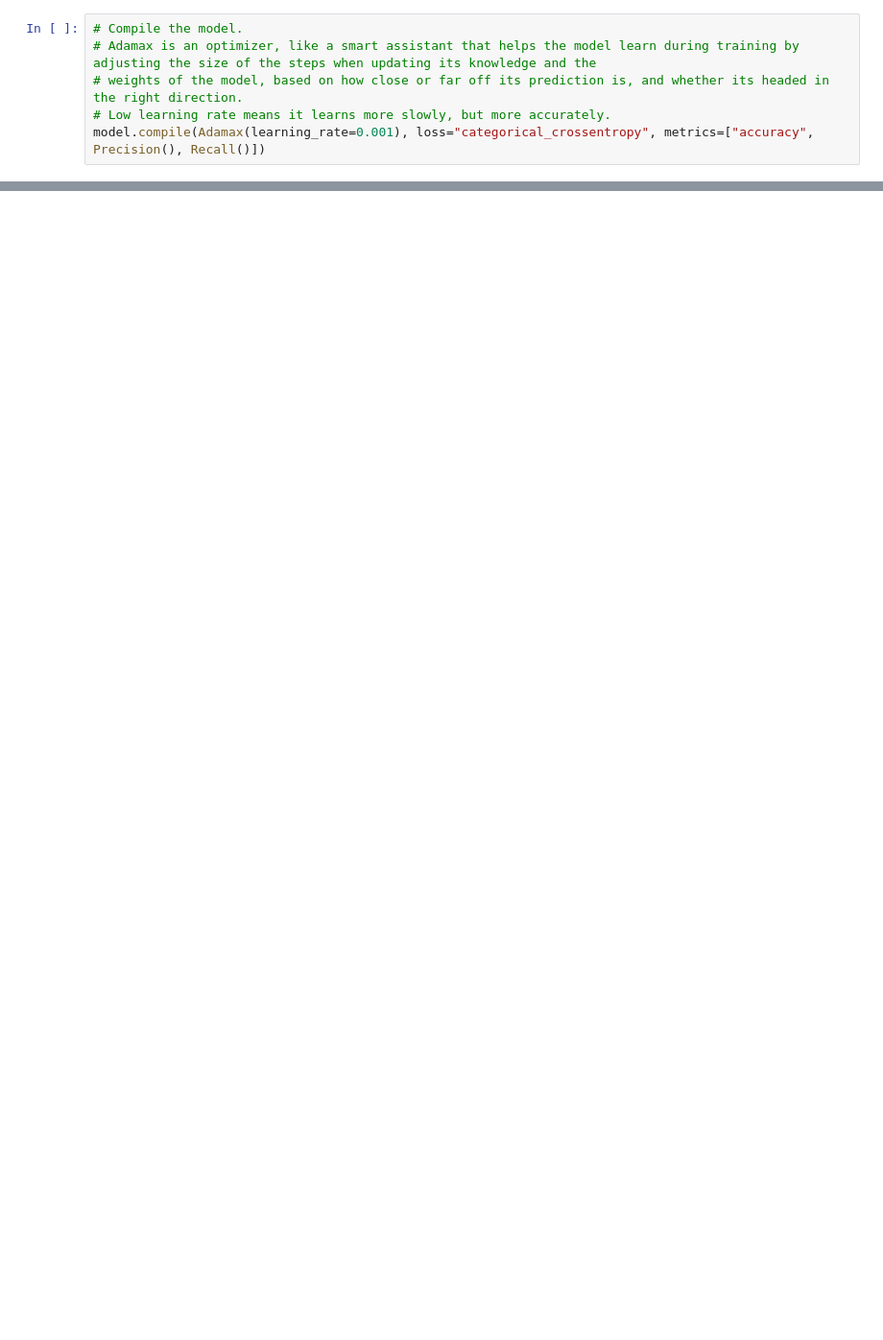
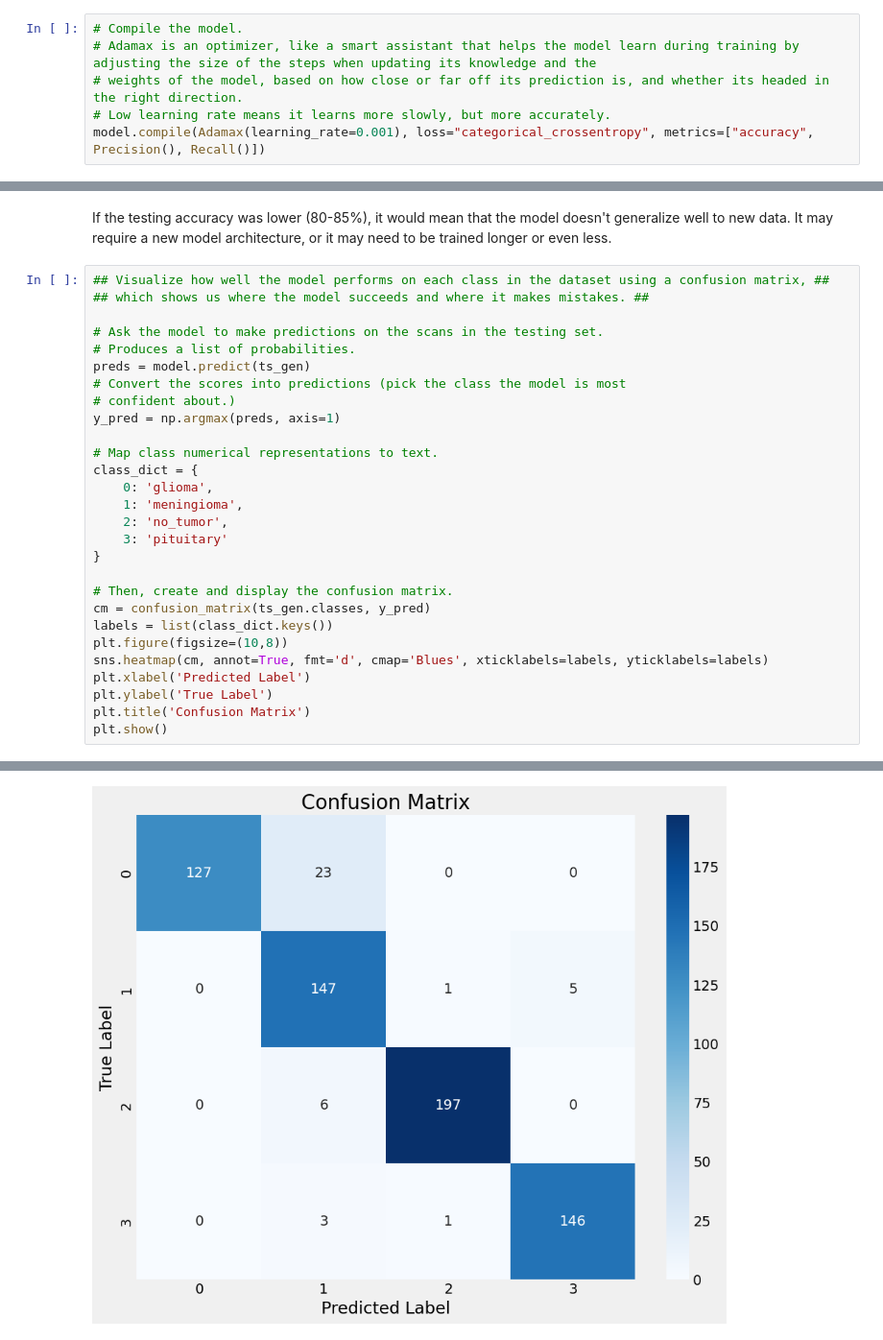
Before and after one commit to gitrlawton/tumor-classification, a Jupyter notebook: tumor_classification_notebook.ipynb, the cells around one changed output, grey strips where cells are left out. Shown at 96% size. Saved outputs shown, nothing was run; the diff lists cells and outputs as text; blank space fills up the shorter version.

```diff
--- a/tumor_classification_notebook.ipynb
+++ b/tumor_classification_notebook.ipynb
@@ -243,0 +333,31 @@ hist = model.fit(tr_gen, epochs=5, validation_data=valid_gen)
+# %% [markdown]
+If the testing accuracy was lower (80-85%), it would mean that the model doesn't generalize well to new data.  It may require a new model architecture, or it may need to be trained longer or even less.
+# %%
+## Visualize how well the model performs on each class in the dataset using a confusion matrix, ##
+## which shows us where the model succeeds and where it makes mistakes. ##
+
+# Ask the model to make predictions on the scans in the testing set.
+# Produces a list of probabilities.
+preds = model.predict(ts_gen)
+# Convert the scores into predictions (pick the class the model is most
+# confident about.)
+y_pred = np.argmax(preds, axis=1)
+
+# Map class numerical representations to text.
+class_dict = {
+    0: 'glioma',
+    1: 'meningioma',
+    2: 'no_tumor',
+    3: 'pituitary'
+}
+
+# Then, create and display the confusion matrix.
+cm = confusion_matrix(ts_gen.classes, y_pred)
+labels = list(class_dict.keys())
+plt.figure(figsize=(10,8))
+sns.heatmap(cm, annot=True, fmt='d', cmap='Blues', xticklabels=labels, yticklabels=labels)
+plt.xlabel('Predicted Label')
+plt.ylabel('True Label')
+plt.title('Confusion Matrix')
+plt.show()
+# %% [output]
@@ -243,0 +365 @@ hist = model.fit(tr_gen, epochs=5, validation_data=valid_gen)
+[figure, added]
```
Also changed, not shown: parts of 18 cells of this notebook, 1 other file.
